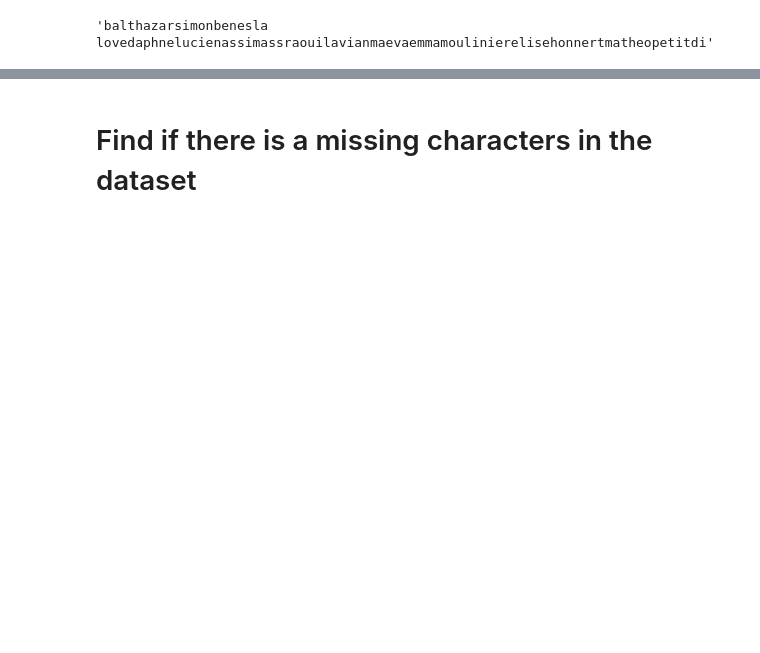
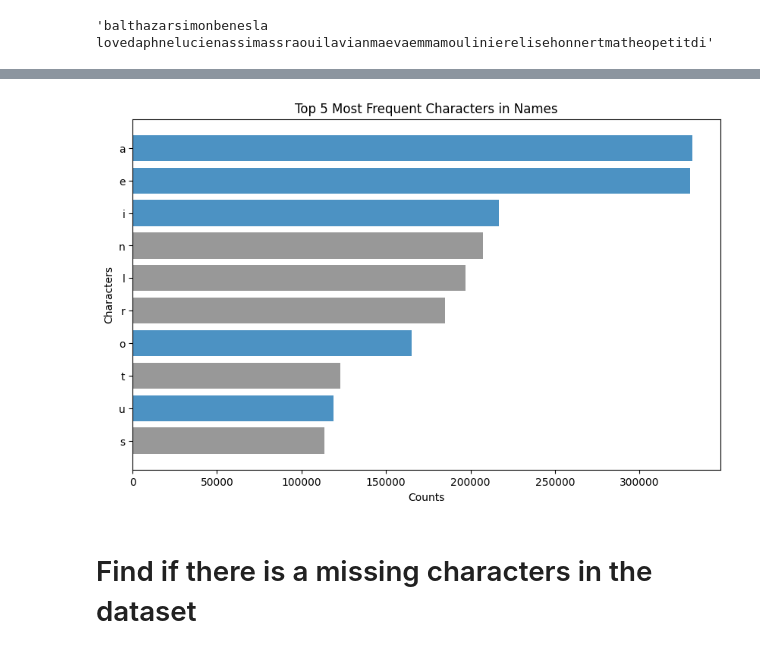
Before and after one commit to faraz-g/handwriting-recognition, a Jupyter notebook: notebooks/text analysis.ipynb, the cells around one changed output, grey strips where cells are left out. Saved outputs shown, nothing was run; the diff lists cells and outputs as text; code cells hidden in the pictures; blank space fills up the shorter version.

```diff
--- a/notebooks/text analysis.ipynb
+++ b/notebooks/text analysis.ipynb
@@ -102,3 +102,25 @@ plt.show()
+# %%
+import matplotlib.pyplot as plt
+
+sorted_char_freq = dict(sorted_char_freq) # formatted for plotting
+characters = list(sorted_char_freq.keys())
+character_counts = list(sorted_char_freq.values())
+
+colours = ['C7'] * len(characters)
+
+for vowel in 'aeiou':
+  highlighted_bar_index = characters.index(vowel) # The bar's index that we want to change colour.
+  colours[highlighted_bar_index] = 'C0'
+
+plt.figure(figsize=(10, 6))
+# plt.barh(characters, character_counts, color='C0', alpha=0.8)
+plt.barh(characters[-10:], character_counts[-10:], color=colours[-10:], alpha=0.8, )
+plt.xlabel('Counts')
+plt.ylabel('Characters')
+plt.title('Top 5 Most Frequent Characters in Names')
+plt.show()
+# %% [output]
+[figure, added]
 # %% [markdown]
 # Find if there is a missing characters in the dataset
 # %%
```
Also changed, not shown: parts of 15 cells of this notebook, 3 other files.
